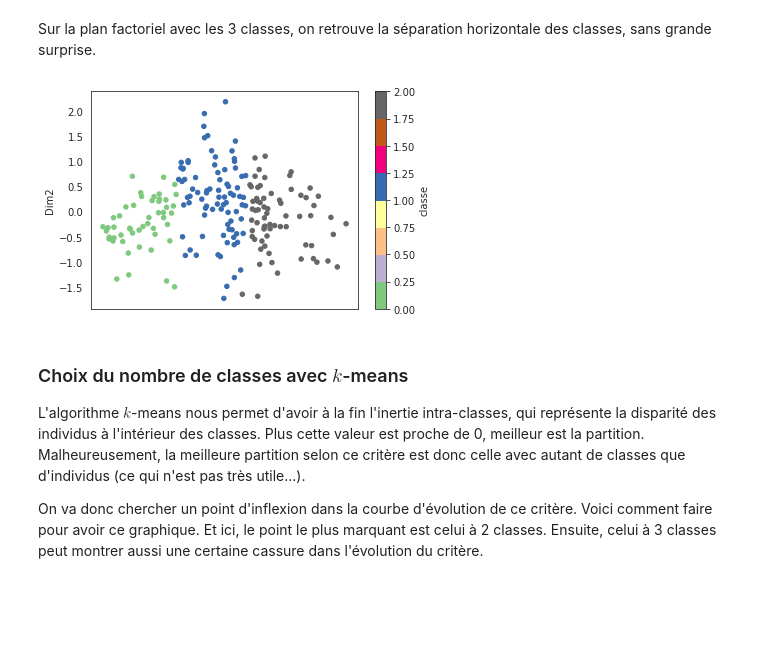
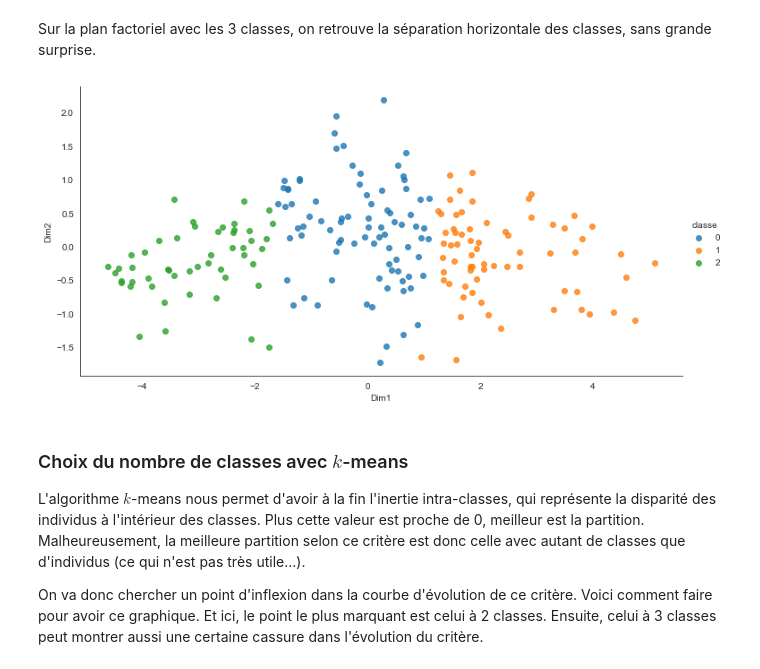
Before and after one commit to fxjollois/cours-2020-2021, a Jupyter notebook: lp-iot--python-ds/seance2-ACP-classif.ipynb, the cells around one changed output. Saved outputs shown, nothing was run; the diff lists cells and outputs as text; code cells hidden in the pictures; blank space fills up the shorter version.

```diff
--- a/lp-iot--python-ds/seance2-ACP-classif.ipynb
+++ b/lp-iot--python-ds/seance2-ACP-classif.ipynb
@@ -394,10 +359,11 @@ WGI_k3.groupby("classe").mean()
 Sur la plan factoriel avec les 3 classes, on retrouve la séparation horizontale des classes, sans grande surprise.
 # %%
 WGI_pca_k3 = WGI_pca_df.assign(classe = kmeans3.labels_)
-WGI_pca_k3.plot.scatter(x = "Dim1", y = "Dim2", c = "classe", cmap = "Accent")
+seaborn.lmplot(data = WGI_pca_k3, x = "Dim1", y = "Dim2", hue = "classe",
+               fit_reg = False, height = 5, aspect = 2)
 plt.show()
 # %% [output]
-[figure, old version]
+[figure, new version]
 # %% [markdown]
 ### Choix du nombre de classes avec $k$-means
 
```
Also changed, not shown: parts of 27 cells of this notebook, 1 other file.
